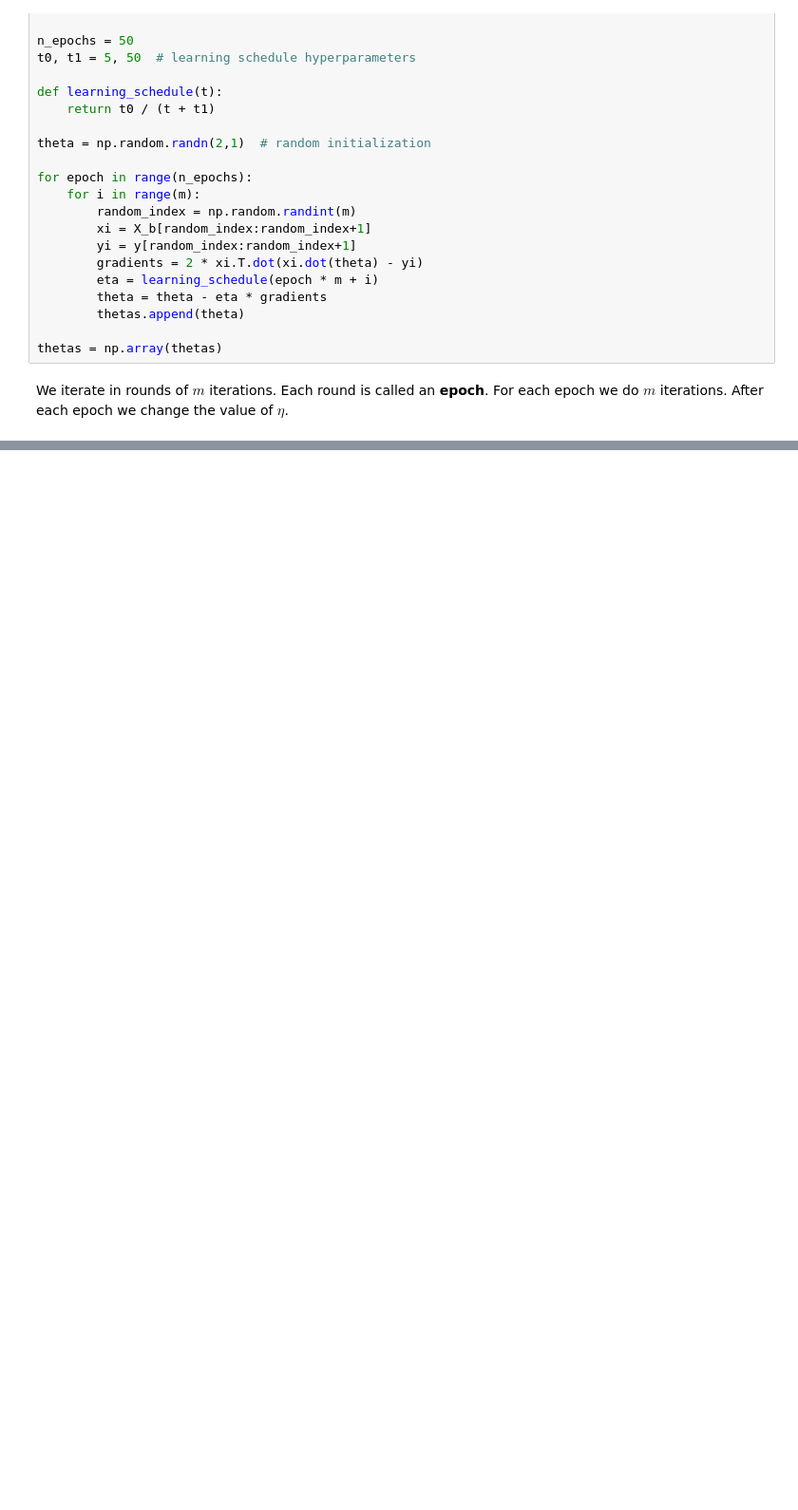
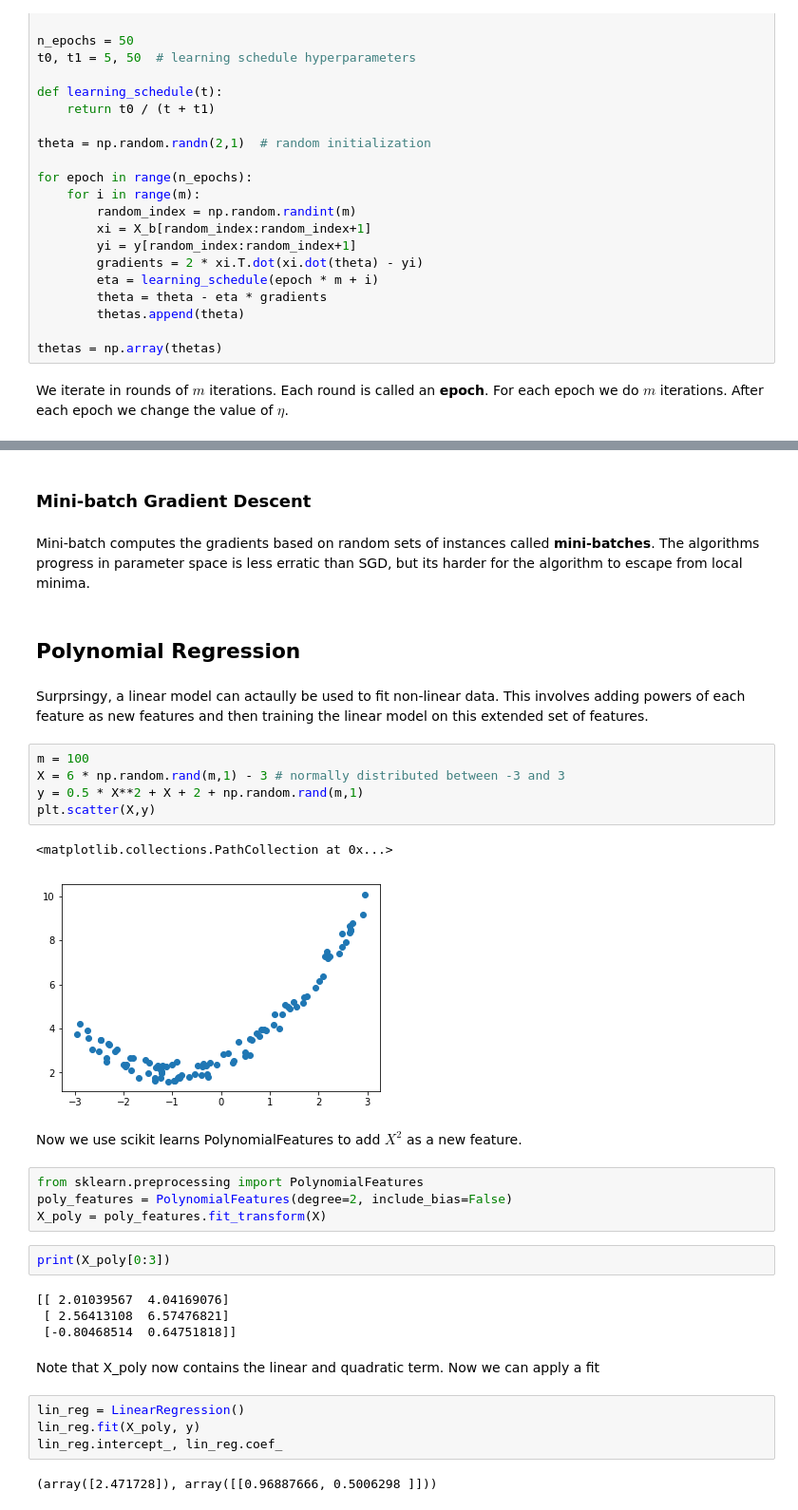
Before and after one commit to lukepolson/Machine-Learning, a Jupyter notebook: Chapter4.ipynb, the cells around one changed output, grey strips where cells are left out. Shown: that part at 95% size. Drawn from its saved outputs; the diff is of its cells as text; blank space fills up the shorter version.

```diff
--- a/Chapter4.ipynb
+++ b/Chapter4.ipynb
@@ -193,0 +193,36 @@ plt.show()
+# %% [markdown]
+### Mini-batch Gradient Descent
+# %% [markdown]
+Mini-batch computes the gradients based on random sets of instances called **mini-batches**. The algorithms progress in parameter space is less erratic than SGD, but its harder for the algorithm to escape from local minima.
+# %% [markdown]
+## Polynomial Regression
+# %% [markdown]
+Surprsingy, a linear model can actaully be used to fit non-linear data. This involves adding powers of each feature as new features and then training the linear model on this extended set of features.
+# %%
+m = 100
+X = 6 * np.random.rand(m,1) - 3 # normally distributed between -3 and 3
+y = 0.5 * X**2 + X + 2 + np.random.rand(m,1)
+plt.scatter(X,y)
+# %% [output]
+<matplotlib.collections.PathCollection at 0x...>
+[figure, added]
+# %% [markdown]
+Now we use scikit learns PolynomialFeatures to add $X^2$ as a new feature.
+# %%
+from sklearn.preprocessing import PolynomialFeatures
+poly_features = PolynomialFeatures(degree=2, include_bias=False)
+X_poly = poly_features.fit_transform(X)
+# %%
+print(X_poly[0:3])
+# %% [output]
+[[ 2.01039567  4.04169076]
+ [ 2.56413108  6.57476821]
+ [-0.80468514  0.64751818]]
+# %% [markdown]
+Note that X_poly now contains the linear and quadratic term. Now we can apply a fit
+# %%
+lin_reg = LinearRegression()
+lin_reg.fit(X_poly, y)
+lin_reg.intercept_, lin_reg.coef_
+# %% [output]
+(array([2.471728]), array([[0.96887666, 0.5006298 ]]))
```
Also changed, not shown: parts of 17 cells of this notebook, 1 other file.
